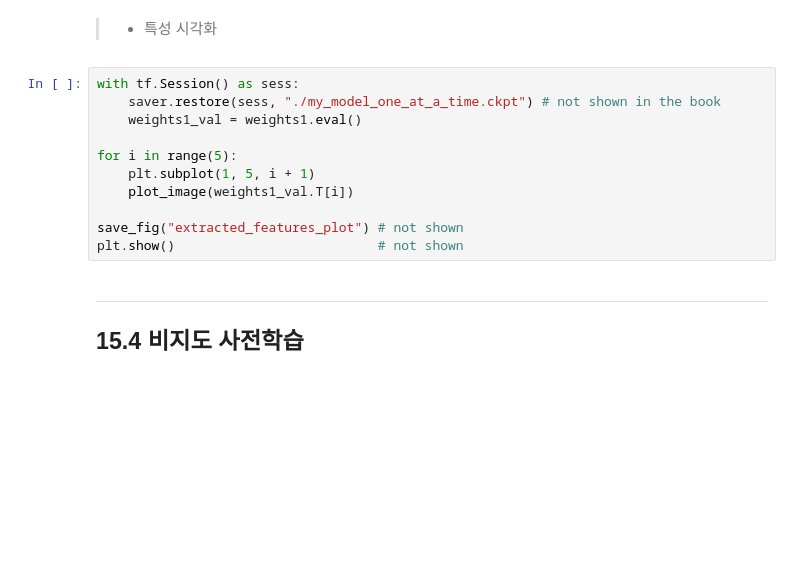
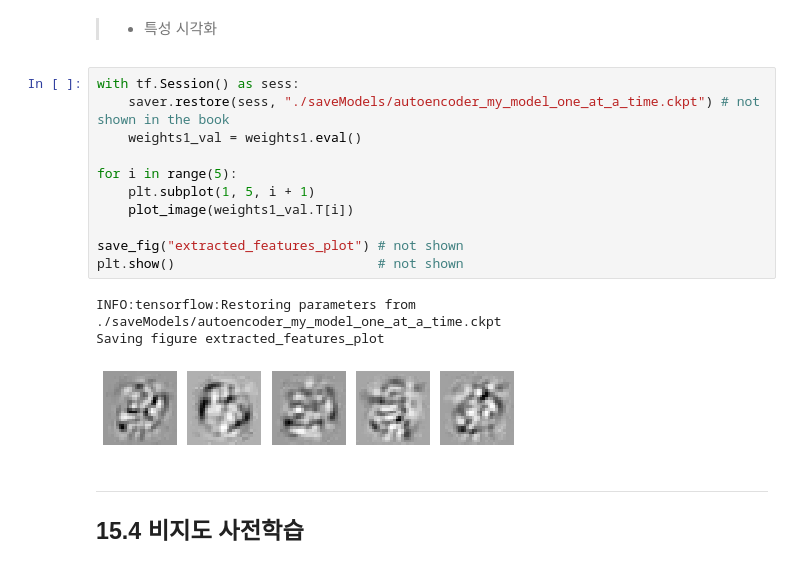
Before and after one commit to link-kut/hands_on_ml_link, a Jupyter notebook: 15-1.ipynb, the cells around one changed output. Cells and saved outputs as stored; diff of their text form; blank space fills up the shorter version.

```diff
--- a/15-1.ipynb
+++ b/15-1.ipynb
@@ -1056,15 +1110,19 @@ for digit_index in range(n_test_digits):
 > * 특성 시각화
 # %%
 with tf.Session() as sess:
-    saver.restore(sess, "./my_model_one_at_a_time.ckpt") # not shown in the book
+    saver.restore(sess, "./saveModels/autoencoder_my_model_one_at_a_time.ckpt") # not shown in the book
     weights1_val = weights1.eval()
 
 for i in range(5):
     plt.subplot(1, 5, i + 1)
     plot_image(weights1_val.T[i])
 
 save_fig("extracted_features_plot") # not shown
 plt.show()                          # not shown
+# %% [output]
+INFO:tensorflow:Restoring parameters from ./saveModels/autoencoder_my_model_one_at_a_time.ckpt
+Saving figure extracted_features_plot
+[figure, added]
 # %% [markdown]
 ---
 ## 15.4 비지도 사전학습
```
Also changed, not shown: parts of 25 cells of this notebook.
